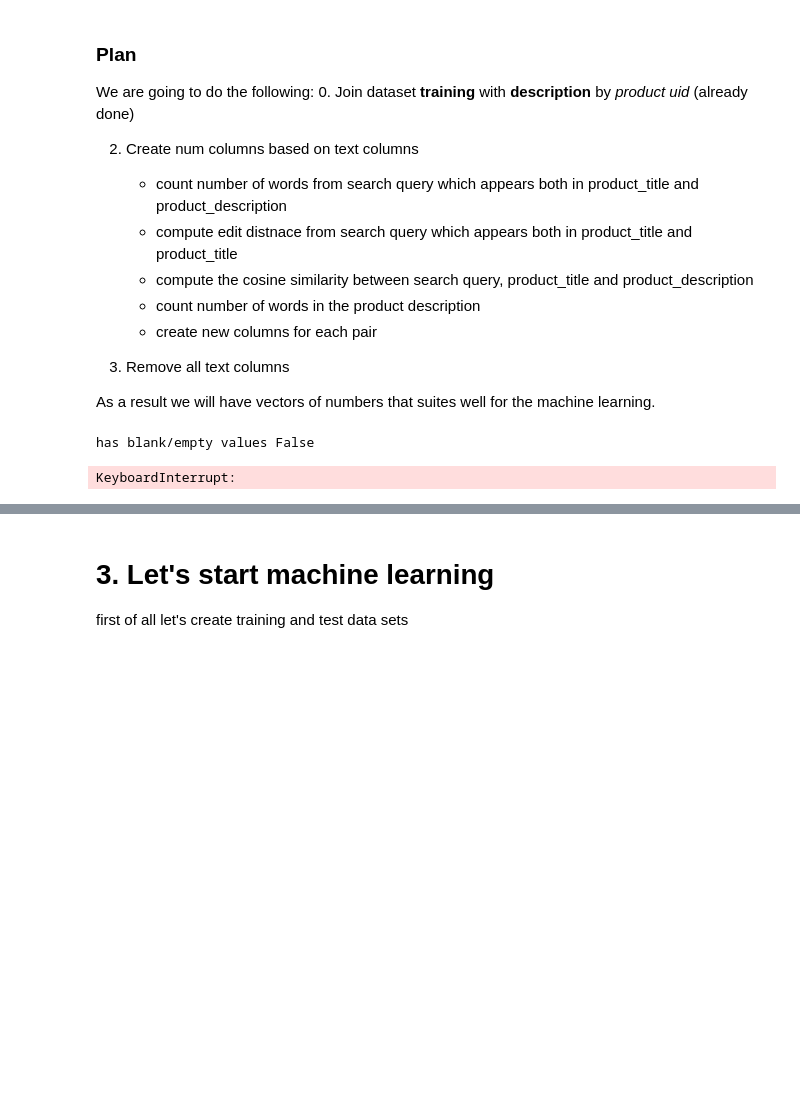
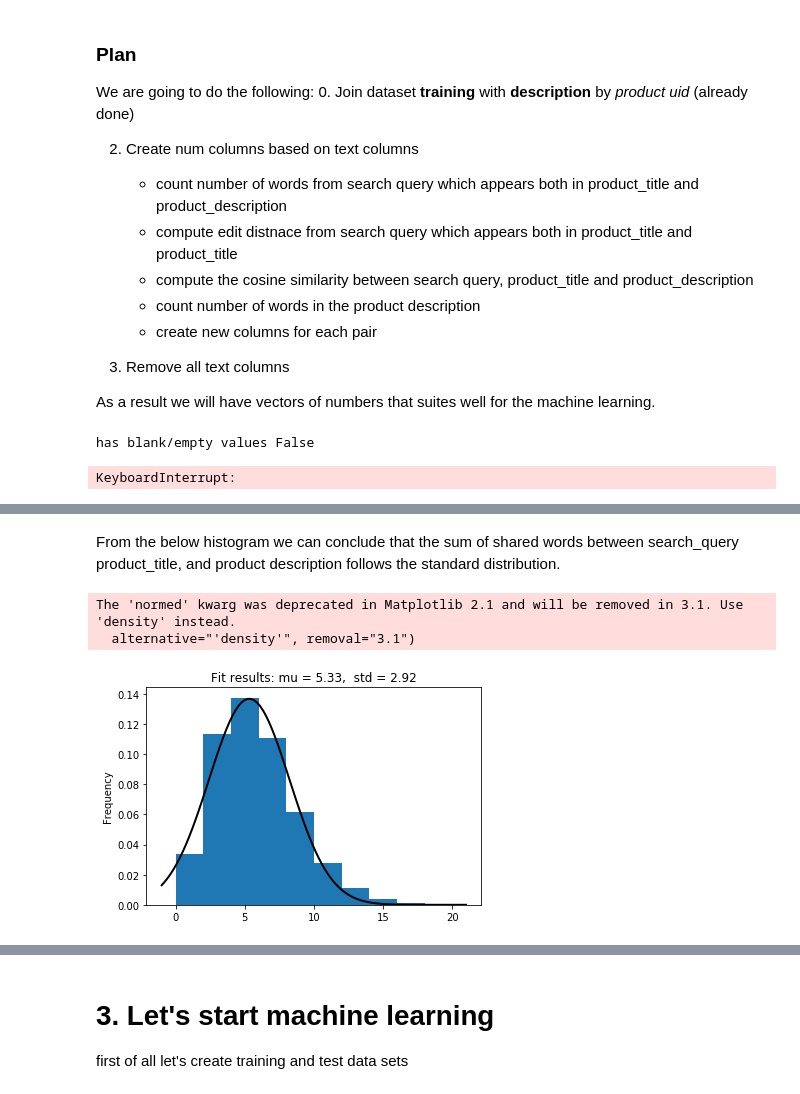
Before and after one commit to YurieCo/Data-science-intern, a Jupyter notebook: Kaggle/EDA_and_ML.ipynb, the cells around one changed output, grey strips where cells are left out. Cells and saved outputs as stored; diff of their text form; code cells hidden in the pictures; blank space fills up the shorter version.

```diff
--- a/Kaggle/EDA_and_ML.ipynb
+++ b/Kaggle/EDA_and_ML.ipynb
@@ -469,0 +547,23 @@ plt.show()
+# %% [markdown]
+From the below histogram we can conclude that the sum of shared words between search_query product_title, and product description follows the standard distribution.
+# %%
+%matplotlib inline
+import matplotlib.pyplot as plt
+from scipy.stats import norm
+
+training_data.shared_words.plot(kind='hist', normed=True)
+
+mu, std = norm.fit(training_data.shared_words)
+
+xmin, xmax = plt.xlim()
+x = np.linspace(xmin, xmax, 100)
+p = norm.pdf(x, mu, std)
+plt.plot(x, p, 'k', linewidth=2)
+title = "Fit results: mu = %.2f,  std = %.2f" % (mu, std)
+plt.title(title)
+
+plt.show()
+# %% [output]
+The 'normed' kwarg was deprecated in Matplotlib 2.1 and will be removed in 3.1. Use 'density' instead.
+  alternative="'density'", removal="3.1")
+[figure, added]
```
Also changed, not shown: parts of 20 cells of this notebook.
